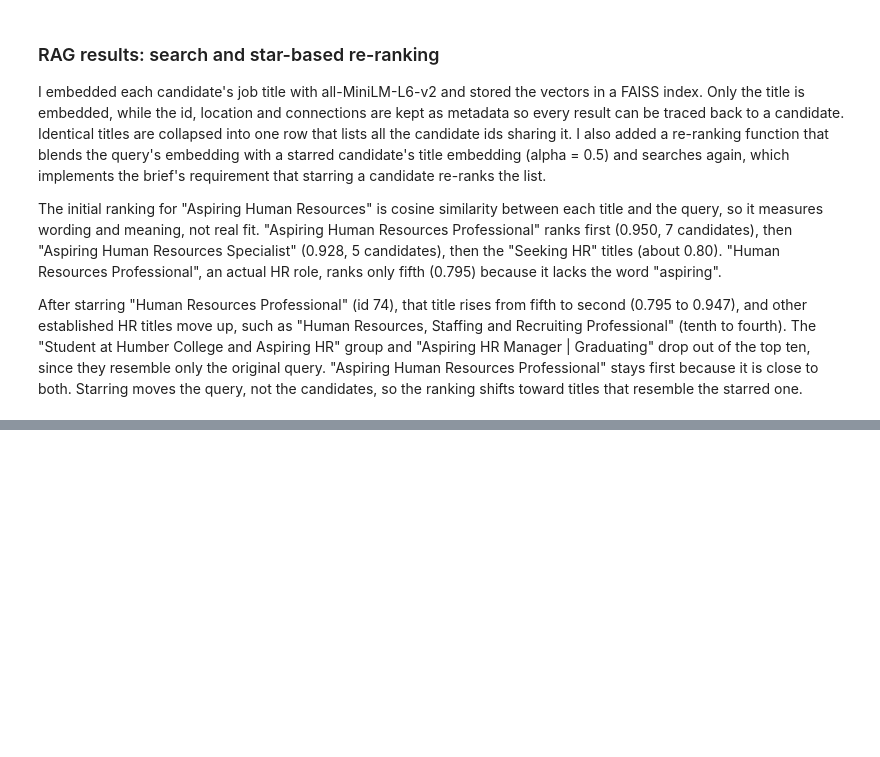
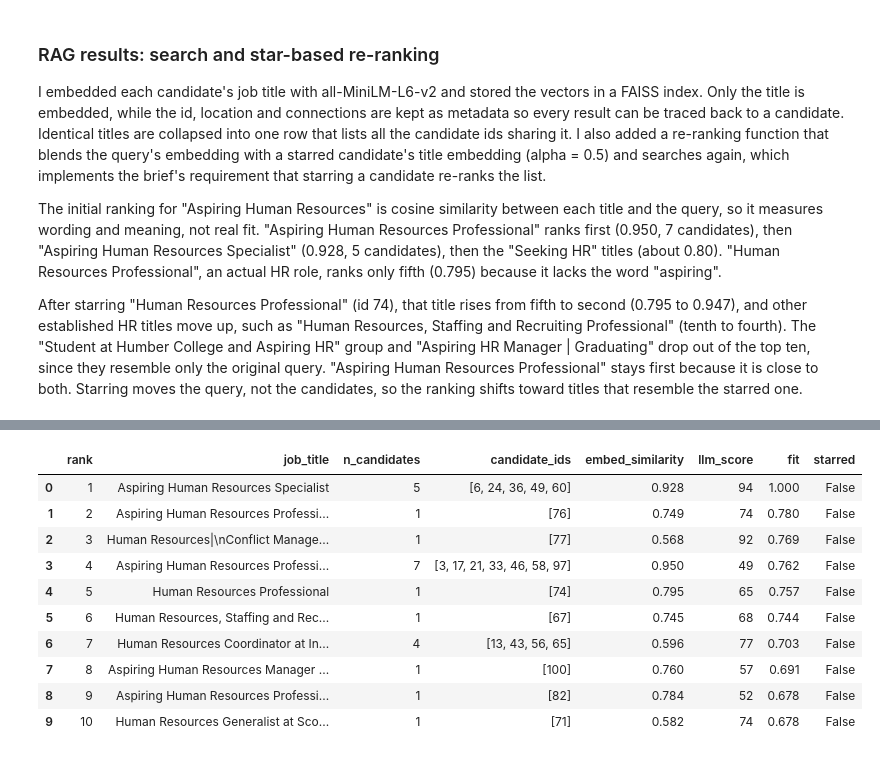
Before and after one commit to DillonR03/Potential-Talents-Candidate-Ranking-Model, a Jupyter notebook: PotentialTalentsNotebook.ipynb, the cells around one changed output, grey strips where cells are left out. Cells and saved outputs as stored; diff of their text form; code cells hidden in the pictures; blank space fills up the shorter version.

```diff
--- a/PotentialTalentsNotebook.ipynb
+++ b/PotentialTalentsNotebook.ipynb
@@ -1437,0 +1685,90 @@ After starring "Human Resources Professional" (id 74), that title rises from fif
+# %%
+# Recomputes the final method (MiniLM + GPT OSS) for the keyword you pass in.
+import re, json, os, time
+
+def _slug(text):
+    return re.sub(r"[^a-z0-9]+", "_", text.lower()).strip("_")
+
+def get_llm_scores(query):
+    """GPT OSS rubric score per candidate for this keyword (cached on disk, one call per unique title)."""
+    if query.strip().lower() == search_query.strip().lower() and "groq_score" in df.columns:
+        return df["groq_score"]                          # already scored in the GPT OSS section
+    cache_file = f"groq_scores_{_slug(query)}.json"
+    cache = json.load(open(cache_file)) if os.path.exists(cache_file) else {}
+    todo = [t for t in df["job_title"].unique() if t not in cache]
+    if todo:
+        print(f"Scoring {len(todo)} titles for '{query}' with GPT OSS (cached afterwards)...")
+    for t in todo:
+        for attempt in range(6):
+            try:
+                cache[t] = groq_candidate_score(t, query)
+                break
+            except Exception as e:
+                if "401" in str(e) or "Invalid API Key" in str(e):
+                    raise                                # bad key: retrying will not help
+                time.sleep(min(2 ** attempt * 5, 60))
+        json.dump(cache, open(cache_file, "w"))
+        time.sleep(3)
+    return df["job_title"].map(lambda t: extract_total(cache.get(t)))
+
+def rank_candidates(query, star_ids=None, alpha=0.5, use_llm=True, top_k=10,
+                    write_fit=True, w_embed=W_EMBED, w_llm=W_LLM):
+    """
+    Rank every candidate for `query` and write the result to df['fit'] (0-1).
+      star_ids : candidate ids to treat as ideal; the list is re-ranked around them
+      use_llm  : False = MiniLM only (instant, no API calls)
+      write_fit: False = return the ranking without overwriting df['fit']
+    Returns the top_k unique titles with their candidate ids.
+    """
+    star_ids = [] if star_ids is None else [int(i) for i in np.atleast_1d(star_ids)]
+    sim = embed_similarity(build_query_vector(query, star_ids, alpha))
+    llm = get_llm_scores(query) if use_llm else None
+    fit = fused_fit(sim, llm, w_embed, w_llm)
+    if star_ids:
+        fit = pin_starred(fit, star_ids)
+    if write_fit:
+        df["fit"] = fit
+
+    starred_titles = set(df.loc[df["id"].isin(star_ids), "job_title"])
+    ranked = (
+        pd.DataFrame({"job_title": df["job_title"], "id": df["id"],
+                      "embed_similarity": sim,
+                      "llm_score": llm if llm is not None else np.nan,
+                      "fit": fit})
+          .groupby("job_title", sort=False)
+          .agg(n_candidates=("id", "count"), candidate_ids=("id", list),
+               embed_similarity=("embed_similarity", "first"),
+               llm_score=("llm_score", "first"), fit=("fit", "first"))
+          .reset_index()
+    )
+    ranked["starred"] = ranked["job_title"].isin(starred_titles)
+    ranked = ranked.sort_values(["fit", "starred"], ascending=[False, False]).reset_index(drop=True)
+    ranked.insert(0, "rank", range(1, len(ranked) + 1))
+    return ranked.head(top_k)
+
+# --- Demo 1: the notebook's keyword (reuses the cached GPT OSS scores, no API calls) ---
+# This call also leaves df['fit'] holding the final, unstarred scores for your keyword.
+top = rank_candidates("Aspiring human resources")
+display(top.round(3))
+
+# --- Demo 2: star the 7th candidate in the list, as in the brief ---
+seventh = top.iloc[6]
+print(f"\nStarring #7: {seventh['job_title']}")
+display(rank_candidates("Aspiring human resources", star_ids=[seventh["candidate_ids"][0]],
+                        write_fit=False).round(3))
+
+# --- Demo 3: a different keyword (embedding only here; set use_llm=True to add GPT OSS) ---
+print(f"Keyword: 'data science' (embedding only, no GPT OSS)")
+display(rank_candidates("data science", use_llm=False, write_fit=False).round(3))
+# %% [output]
+|  | rank | job_title | n_candidates | candidate_ids | embed_similarity | llm_score | fit | starred |
+| 0 | 1 | Aspiring Human Resources Specialist | 5 | [6, 24, 36, 49, 60] | 0.928 | 94 | 1.000 | False |
+| 1 | 2 | Aspiring Human Resources Professi... | 1 | [76] | 0.749 | 74 | 0.780 | False |
+| 2 | 3 | Human Resources|\nConflict Manage... | 1 | [77] | 0.568 | 92 | 0.769 | False |
+| 3 | 4 | Aspiring Human Resources Professi... | 7 | [3, 17, 21, 33, 46, 58, 97] | 0.950 | 49 | 0.762 | False |
+| 4 | 5 | Human Resources Professional | 1 | [74] | 0.795 | 65 | 0.757 | False |
+| 5 | 6 | Human Resources, Staffing and Rec... | 1 | [67] | 0.745 | 68 | 0.744 | False |
+| 6 | 7 | Human Resources Coordinator at In... | 4 | [13, 43, 56, 65] | 0.596 | 77 | 0.703 | False |
+| 7 | 8 | Aspiring Human Resources Manager ... | 1 | [100] | 0.760 | 57 | 0.691 | False |
+| 8 | 9 | Aspiring Human Resources Professi... | 1 | [82] | 0.784 | 52 | 0.678 | False |
+| 9 | 10 | Human Resources Generalist at Sco... | 1 | [71] | 0.582 | 74 | 0.678 | False |
```
Also changed, not shown: parts of 20 cells of this notebook, 1 other file.
